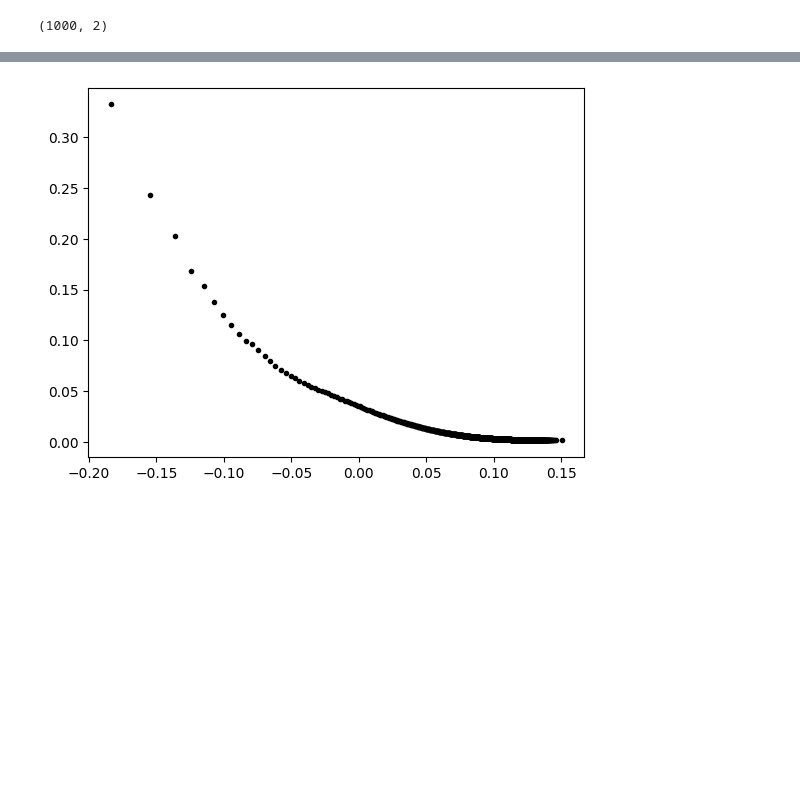
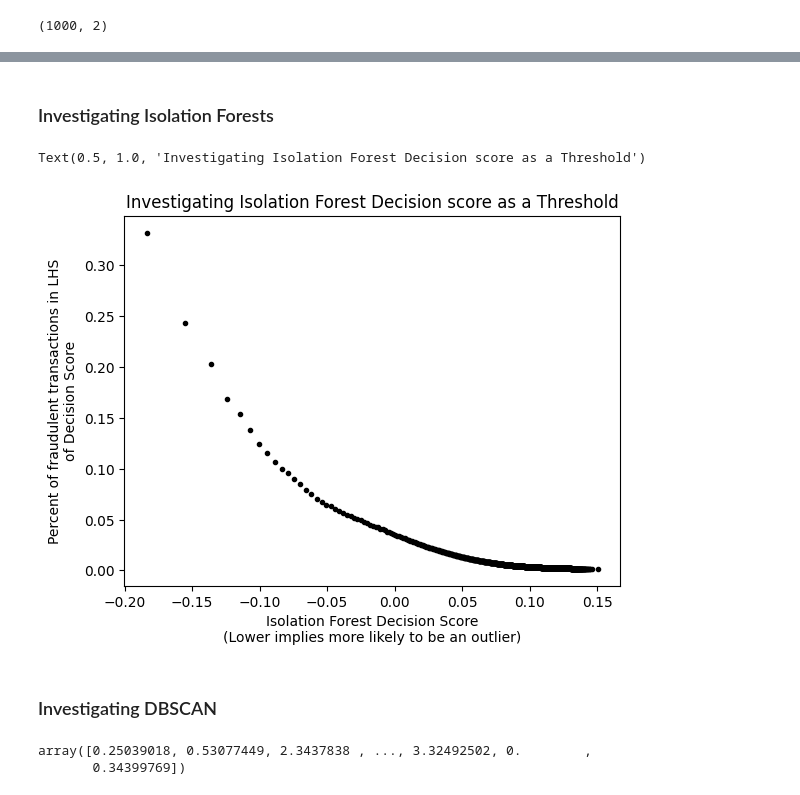
Before and after one commit to JHuardC/credit-card-faud, a Jupyter notebook: notebooks/EDA2.ipynb, the cells around one changed output, grey strips where cells are left out. Cells and saved outputs as stored; diff of their text form; code cells hidden in the pictures; blank space fills up the shorter version.

Commit message:
Graphs updated to include X and Y axis labels for Local Outlier Factor and Isolation forests.

```diff
--- a/notebooks/EDA2.ipynb
+++ b/notebooks/EDA2.ipynb
@@ -17,2 +19,2 @@ from sklearn.cluster import DBSCAN
 # %%
-PROJECT_PATH = pl.Path(dotenv.find_dotenv()).absolute().parent
+PROJECT_PATH = Path(dotenv.find_dotenv()).absolute().parent
@@ -57,17 +69,34 @@ ax = plt.plot(purity_scores[1:, 0], purity_scores[1:, 1], '.k')
+# %% [markdown]
+### Investigating Isolation Forests
 # %%
 iso_forest = IsolationForest(n_jobs = -1, random_state = 19)
 iso_forest = iso_forest.fit(df[feature_cols])
 # %%
 iso_scores = iso_forest.decision_function(df[feature_cols])
 iso_purity_scores = less_than_tail_class_purity(
     iso_scores,
     df['Class'],
     1,
     np.percentile(
         iso_scores,
         np.linspace(0, 100, 1000)
     )
 )
-iso_ax = plt.plot(iso_purity_scores[:, 0], iso_purity_scores[:, 1], '.k')
+plt.plot(iso_purity_scores[:, 0], iso_purity_scores[:, 1], '.k')
+plt.xlabel(
+    '\n'.join(
+        [
+            'Isolation Forest Decision Score',
+            '(Lower implies more likely to be an outlier)'
+        ]
+    )
+)
+plt.ylabel(
+    'Proportion of fraudulent transactions in LHS\nof Decision Score'
+)
+plt.title('Investigating Isolation Forest Decision score as a Threshold')
 # %% [output]
+Text(0.5, 1.0, 'Investigating Isolation Forest Decision score as a Threshold')
-[figure, old version]
+[figure, new version]
+# %% [markdown]
+### Investigating DBSCAN
@@ -73,0 +105,6 @@ iso_ax = plt.plot(iso_purity_scores[:, 0], iso_purity_scores[:, 1], '.k')
+# %%
+# Get distribution of nearest neighbour distance
+outlier_factor._distances_fit_X_[:, 0] # nearest neighbour distance
+# %% [output]
+array([0.25039018, 0.53077449, 2.3437838 , ..., 3.32492502, 0.        ,
+       0.34399769])
```
Also changed, not shown: parts of 9 cells of this notebook.
